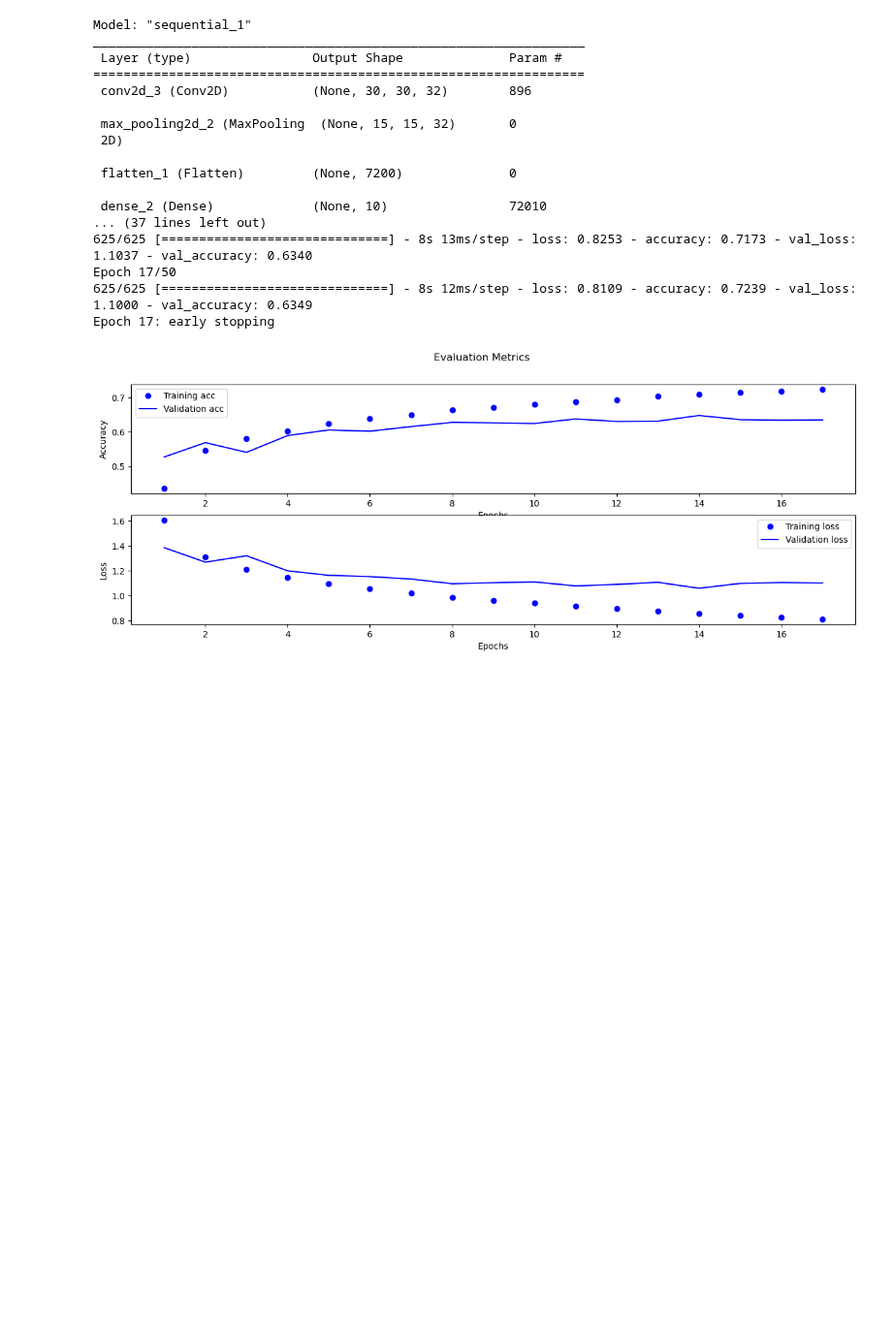
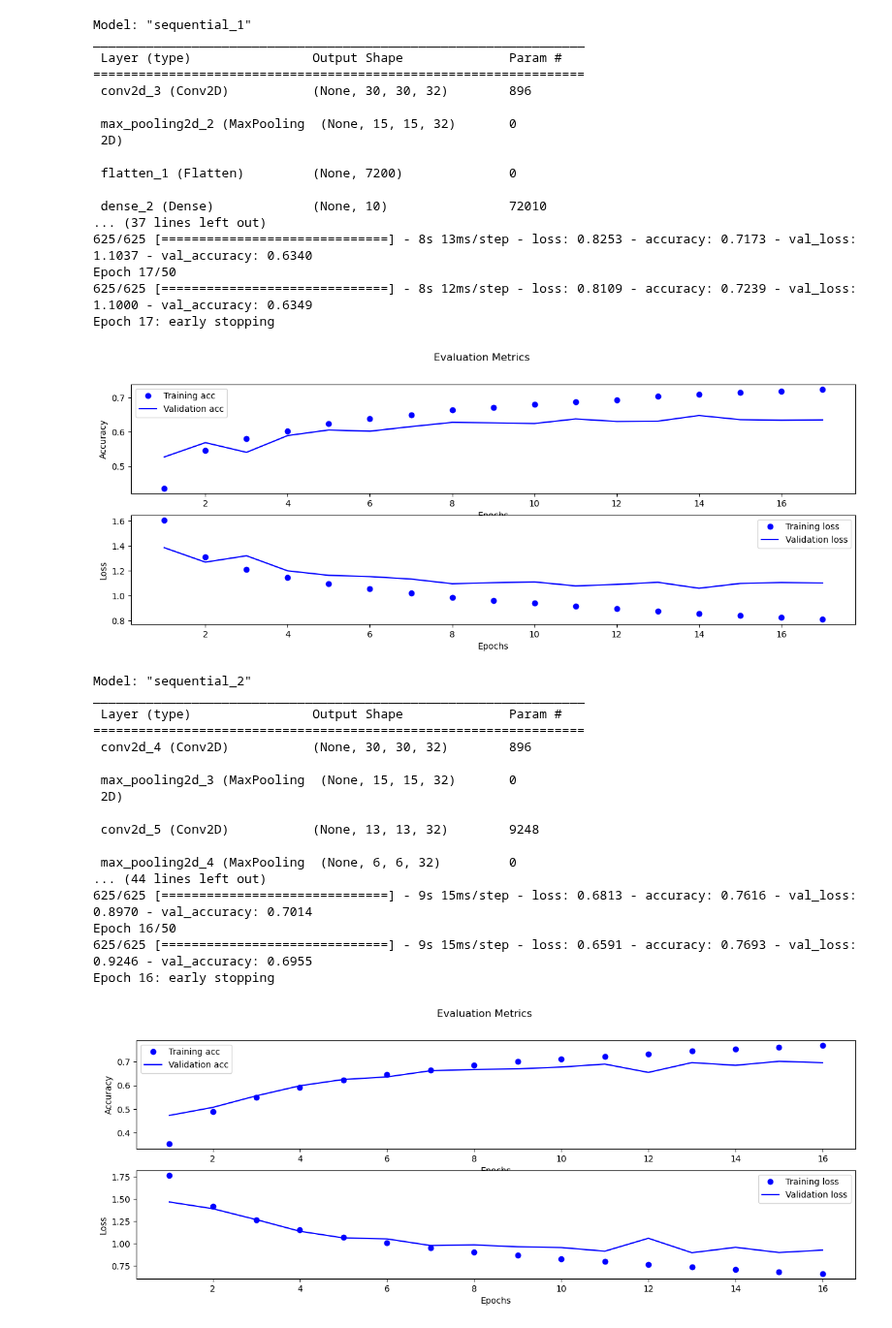
Before and after one commit to akiehl2000/STAA578_Homework, a Jupyter notebook: Homework 3/homework3.ipynb, the cells around one changed output. Shown at 97% size. Cells and saved outputs as stored; diff of their text form; code cells hidden in the pictures; blank space fills up the shorter version.

```diff
--- a/Homework 3/homework3.ipynb
+++ b/Homework 3/homework3.ipynb
@@ -124,3 +124,37 @@ Epoch 17/50
 625/625 [==============================] - 8s 12ms/step - loss: 0.8109 - accuracy: 0.7239 - val_loss: 1.1000 - val_accuracy: 0.6349
 Epoch 17: early stopping
 [figure]
+# %%
+# define model architecture
+model = models.Sequential([
+    Conv2D(32, (3, 3), activation = 'relu', input_shape = (32, 32, 3)),
+    MaxPooling2D((2, 2)),
+    Conv2D(32, (3, 3), activation = 'relu'),
+    MaxPooling2D((2, 2)),
+    Conv2D(32, (3, 3), activation = 'relu'),
+    Flatten(),
+    Dense(64, activation = 'relu'),
+    Dense(10, activation = 'softmax')
+])
+
+# evaluate model
+EvaluateModel(model)
+# %% [output]
+Model: "sequential_2"
+_________________________________________________________________
+ Layer (type)                Output Shape              Param #
+=================================================================
+ conv2d_4 (Conv2D)           (None, 30, 30, 32)        896
+
+ max_pooling2d_3 (MaxPooling  (None, 15, 15, 32)       0
+ 2D)
+
+ conv2d_5 (Conv2D)           (None, 13, 13, 32)        9248
+
+ max_pooling2d_4 (MaxPooling  (None, 6, 6, 32)         0
+... (44 lines left out)
+625/625 [==============================] - 9s 15ms/step - loss: 0.6813 - accuracy: 0.7616 - val_loss: 0.8970 - val_accuracy: 0.7014
+Epoch 16/50
+625/625 [==============================] - 9s 15ms/step - loss: 0.6591 - accuracy: 0.7693 - val_loss: 0.9246 - val_accuracy: 0.6955
+Epoch 16: early stopping
+[figure, added]
```
